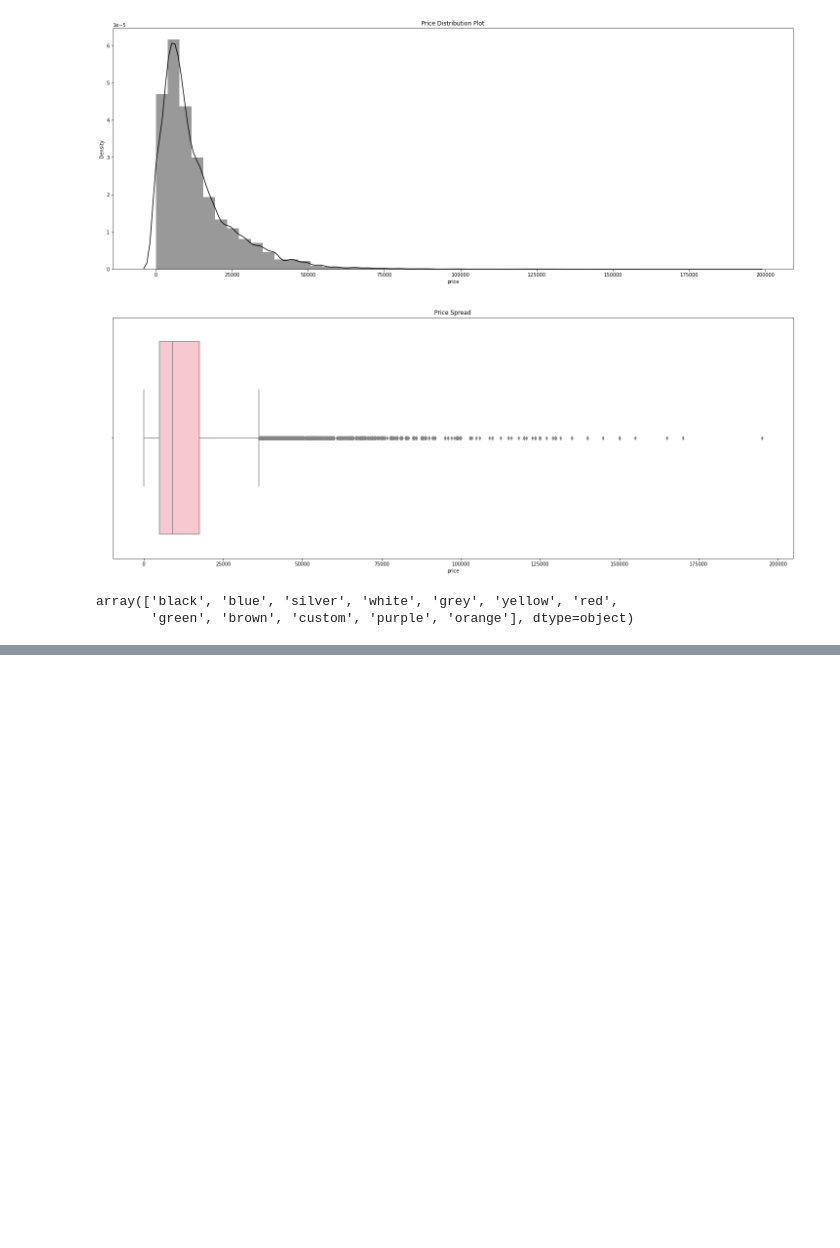
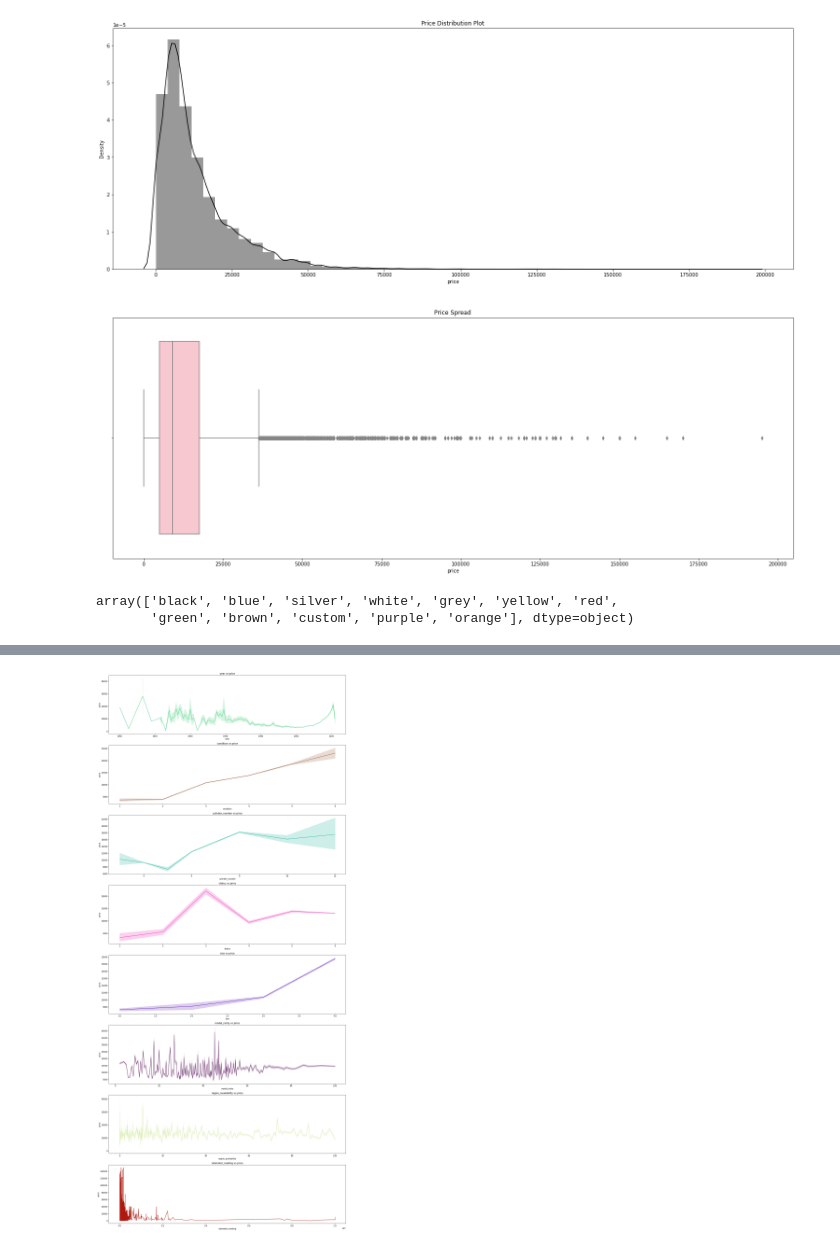
Before and after one commit to susmitds/Predictive-Automobile-Valuation-Analysis-for-Urban-Open-Markets-US-using-Machine-Learning, a Jupyter notebook: UsedCarPrediction.ipynb, the cells around one changed output, grey strips where cells are left out. Saved outputs shown, nothing was run; the diff lists cells and outputs as text; code cells hidden in the pictures; blank space fills up the shorter version.

```diff
--- a/UsedCarPrediction.ipynb
+++ b/UsedCarPrediction.ipynb
@@ -468 +533,5 @@ price_comp('odometer_reading',100)
+# %%
+price_graph('line',0,18,40,['year','condition','cylinder_number','status','size','model_rarity','region_availability','odometer_reading'],100)
+# %% [output]
+[figure, added]
 # %%
```
Also changed, not shown: parts of 34 cells of this notebook.
